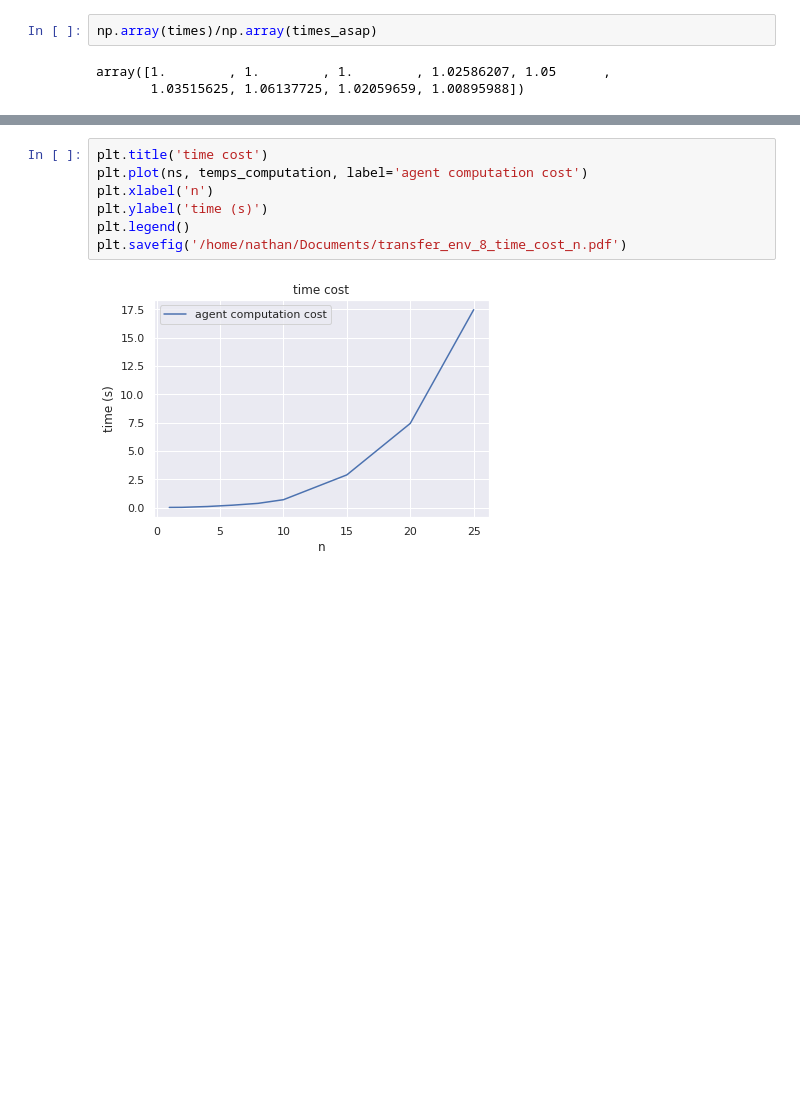
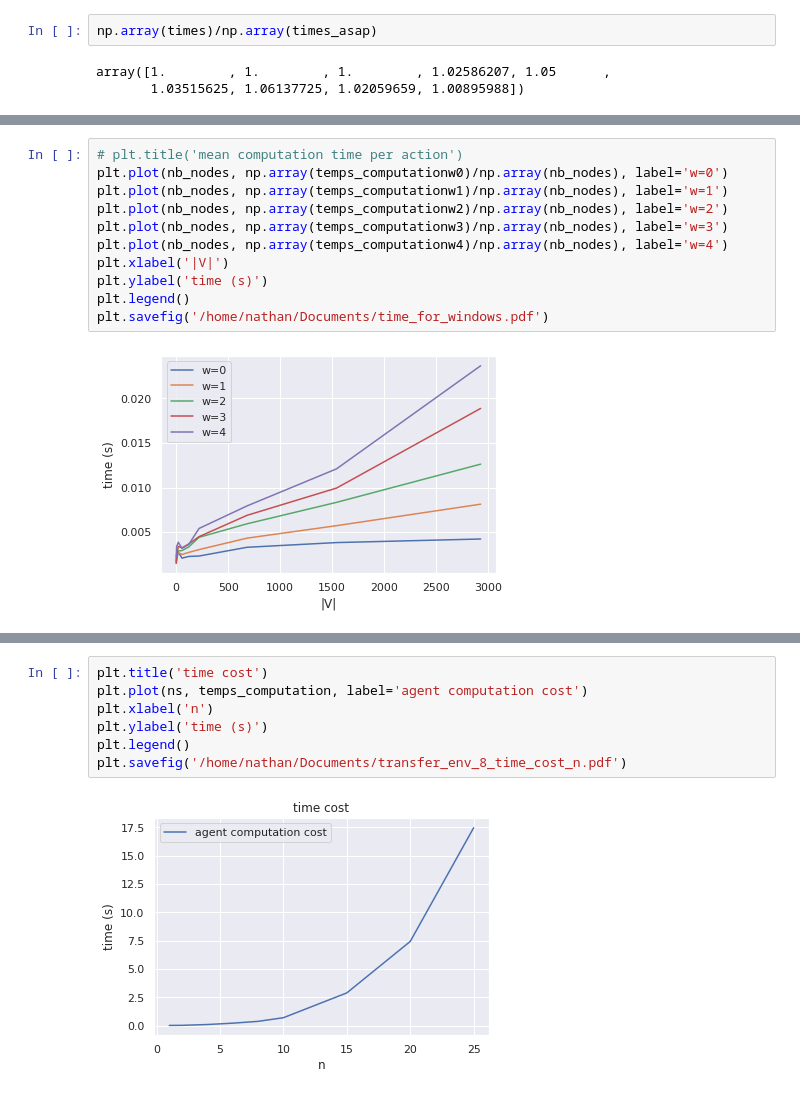
Before and after one commit to nathangrinsztajn/DAG-scheduling, a Jupyter notebook: plots.ipynb, the cells around one changed output, grey strips where cells are left out. Saved outputs shown, nothing was run; the diff lists cells and outputs as text; blank space fills up the shorter version.

```diff
--- a/plots.ipynb
+++ b/plots.ipynb
@@ -341,0 +478,13 @@ plt.savefig('/home/nathan/Documents/transfer_env_8_time_cost.pdf')
+# %%
+# plt.title('mean computation time per action')
+plt.plot(nb_nodes, np.array(temps_computationw0)/np.array(nb_nodes), label='w=0')
+plt.plot(nb_nodes, np.array(temps_computationw1)/np.array(nb_nodes), label='w=1')
+plt.plot(nb_nodes, np.array(temps_computationw2)/np.array(nb_nodes), label='w=2')
+plt.plot(nb_nodes, np.array(temps_computationw3)/np.array(nb_nodes), label='w=3')
+plt.plot(nb_nodes, np.array(temps_computationw4)/np.array(nb_nodes), label='w=4')
+plt.xlabel('|V|')
+plt.ylabel('time (s)')
+plt.legend()
+plt.savefig('/home/nathan/Documents/time_for_windows.pdf')
+# %% [output]
+[figure, added]
```
Also changed, not shown: parts of 12 cells of this notebook, 7 other files.
